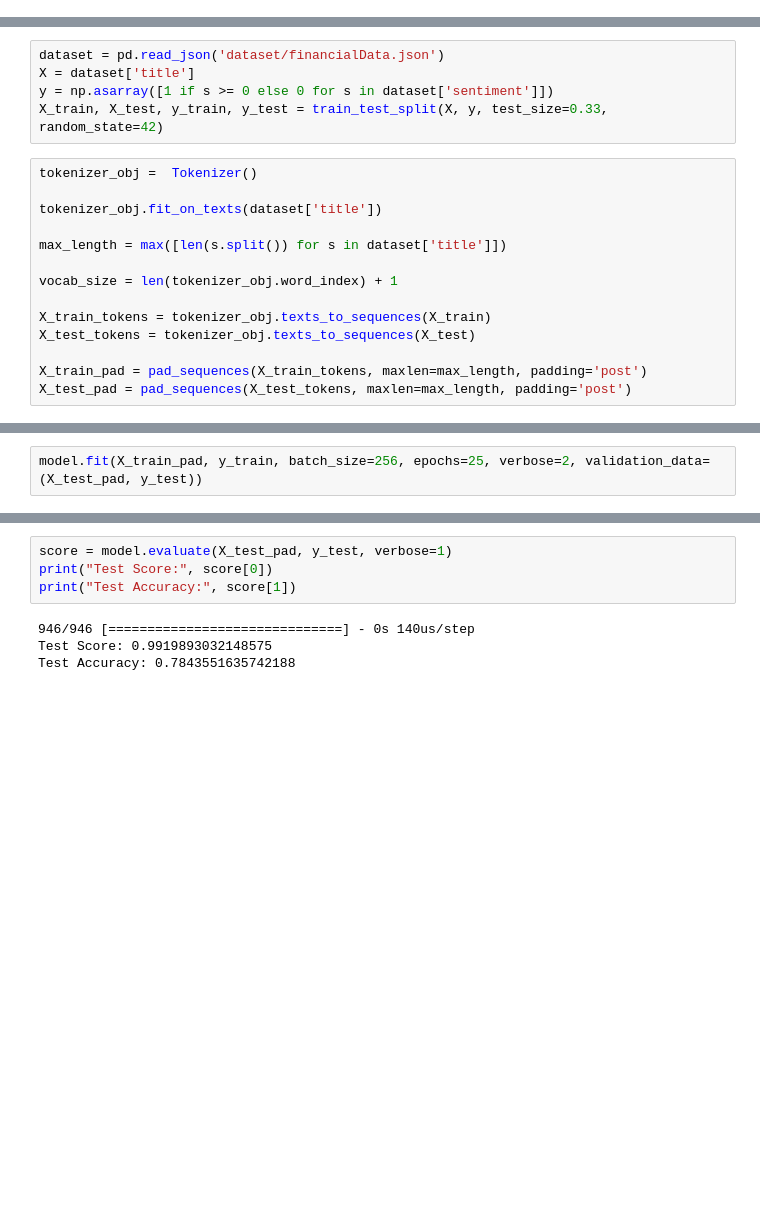
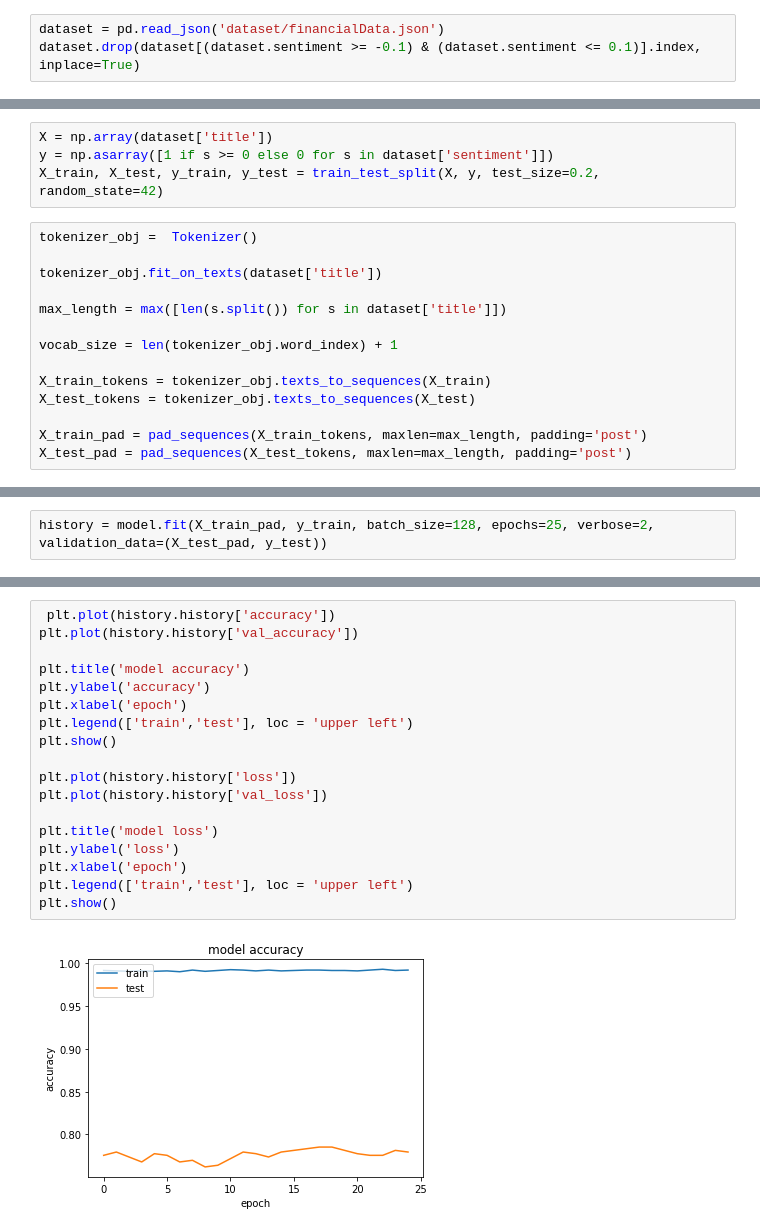
Before and after one commit to RomainCapo/FinancialSentiments, a Jupyter notebook: DeepLearningModel.ipynb, the cells around one changed output, grey strips where cells are left out. Saved outputs shown, nothing was run; the diff lists cells and outputs as text; blank space fills up the shorter version.

Commit message:
revert to deep learning model without word2vec

```diff
--- a/DeepLearningModel.ipynb
+++ b/DeepLearningModel.ipynb
@@ -13,0 +34,3 @@ from keras.layers import Flatten
+# %%
+dataset = pd.read_json('dataset/financialData.json')
+dataset.drop(dataset[(dataset.sentiment >= -0.1) & (dataset.sentiment <= 0.1)].index, inplace=True)
@@ -14,8 +41,7 @@ from keras.layers import Flatten
 # %%
-dataset = pd.read_json('dataset/financialData.json')
-X = dataset['title']
+X = np.array(dataset['title'])
 y = np.asarray([1 if s >= 0 else 0 for s in dataset['sentiment']])
-X_train, X_test, y_train, y_test = train_test_split(X, y, test_size=0.33, random_state=42)
+X_train, X_test, y_train, y_test = train_test_split(X, y, test_size=0.2, random_state=42)
 # %%
 tokenizer_obj =  Tokenizer()
 
@@ -39,5 +65,5 @@ model.add(Dense(1, activation='sigmoid'))
 
 model.compile(loss='binary_crossentropy', optimizer='adam', metrics=['accuracy'])
 # %%
-model.fit(X_train_pad, y_train, batch_size=256, epochs=25, verbose=2, validation_data=(X_test_pad, y_test))
+history = model.fit(X_train_pad, y_train, batch_size=128, epochs=25, verbose=2, validation_data=(X_test_pad, y_test))
 # %% [output]
@@ -62,8 +87,20 @@ Epoch 25/25
-# %%
-score = model.evaluate(X_test_pad, y_test, verbose=1)
-print("Test Score:", score[0])
-print("Test Accuracy:", score[1])
-# %% [output]
-946/946 [==============================] - 0s 140us/step
-Test Score: 0.9919893032148575
-Test Accuracy: 0.7843551635742188
+# %%
+ plt.plot(history.history['accuracy'])
+plt.plot(history.history['val_accuracy'])
+
+plt.title('model accuracy')
+plt.ylabel('accuracy')
+plt.xlabel('epoch')
+plt.legend(['train','test'], loc = 'upper left')
+plt.show()
+
+plt.plot(history.history['loss'])
+plt.plot(history.history['val_loss'])
+
+plt.title('model loss')
+plt.ylabel('loss')
+plt.xlabel('epoch')
+plt.legend(['train','test'], loc = 'upper left')
+plt.show()
+# %% [output]
+[figure, added]
```
Also changed, not shown: parts of 9 cells of this notebook.
